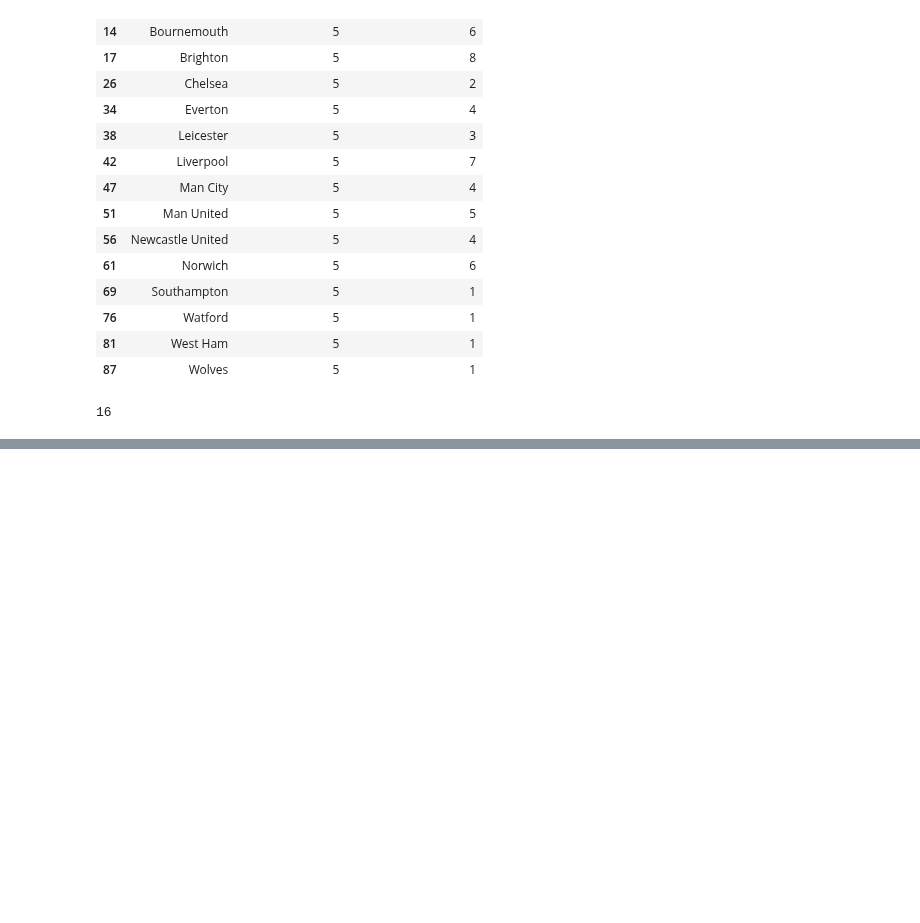
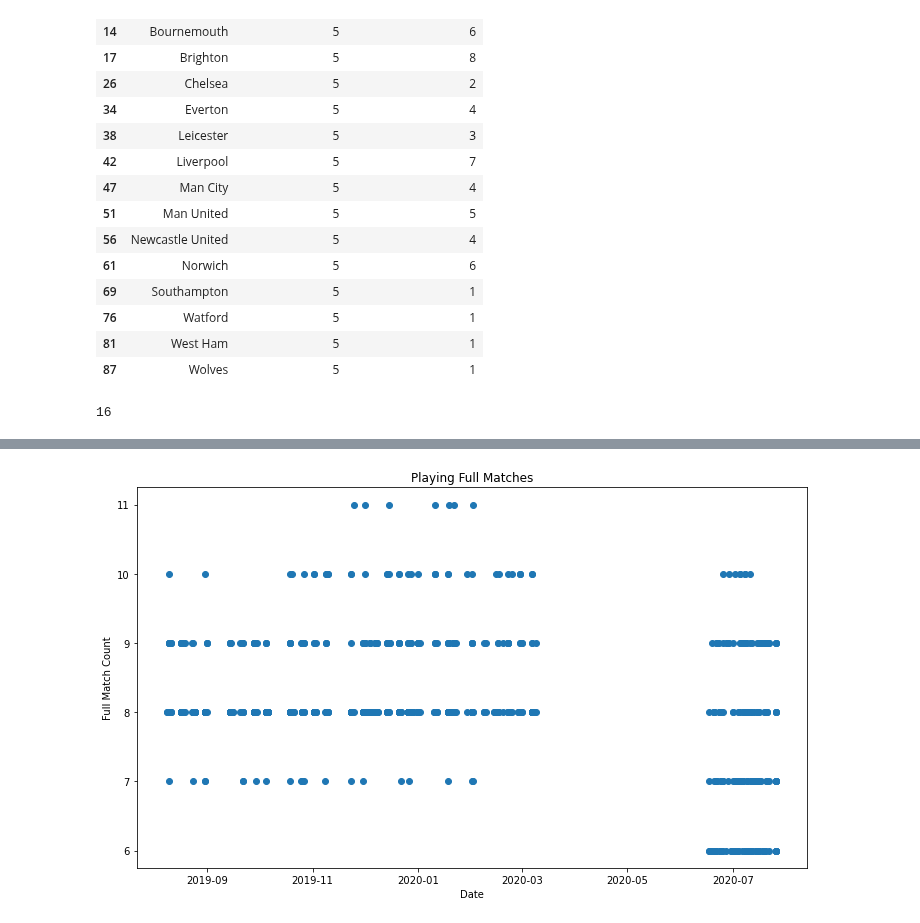
Before and after one commit to CharlesPeterMcCarthy/english-premier-league-2019-2020-statistical-analysis, a Jupyter notebook: epl-2019-2020.ipynb, the cells around one changed output, grey strips where cells are left out. Saved outputs shown, nothing was run; the diff lists cells and outputs as text; code cells hidden in the pictures; blank space fills up the shorter version.

```diff
--- a/epl-2019-2020.ipynb
+++ b/epl-2019-2020.ipynb
@@ -1188,0 +1236,4 @@ After the Covid break, 16 teams took the opportunity to use 5 subs in their matc
+# %%
+full_match_players = players_df[players_df.minutes == 90].groupby(['date', 'team']).size().reset_index(name='full_match_count')
+
+full_match_players
@@ -1188,0 +1254,9 @@ After the Covid break, 16 teams took the opportunity to use 5 subs in their matc
+# %%
+plt.scatter(full_match_players.date, full_match_players.full_match_count)
+plt.xlabel('Date')
+plt.ylabel('Full Match Count')
+plt.title('Playing Full Matches')
+
+plt.show();
+# %% [output]
+[figure, added]
```
Also changed, not shown: parts of 10 cells of this notebook.
